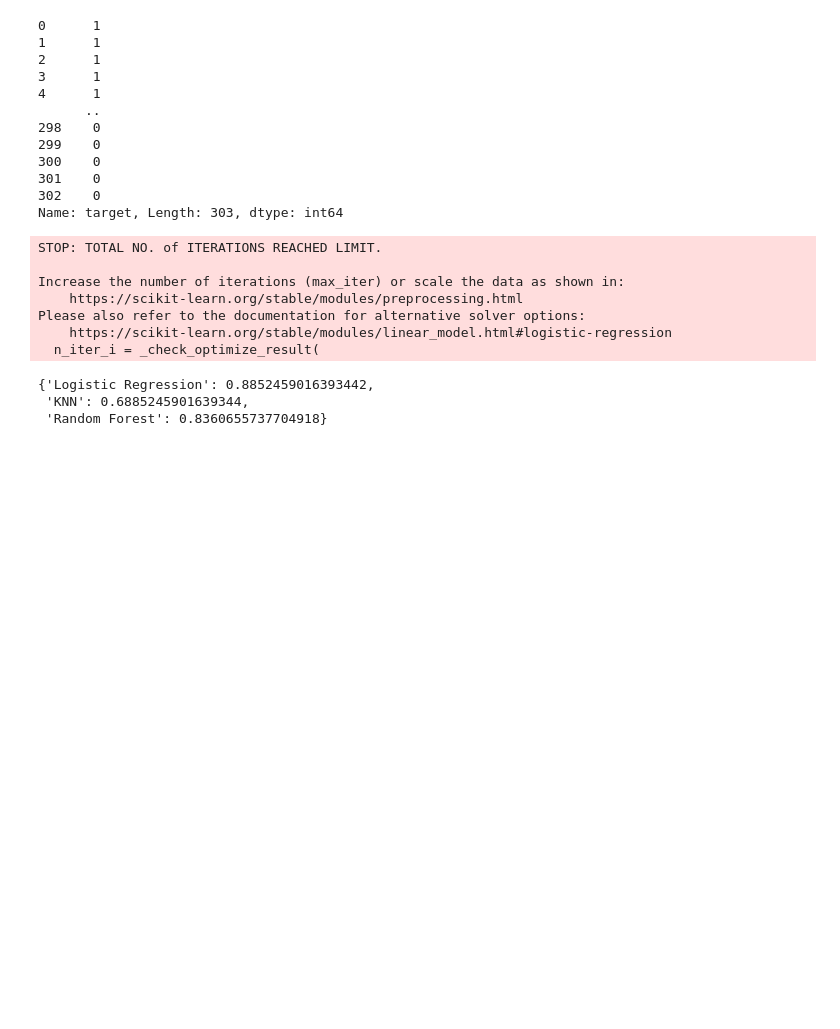
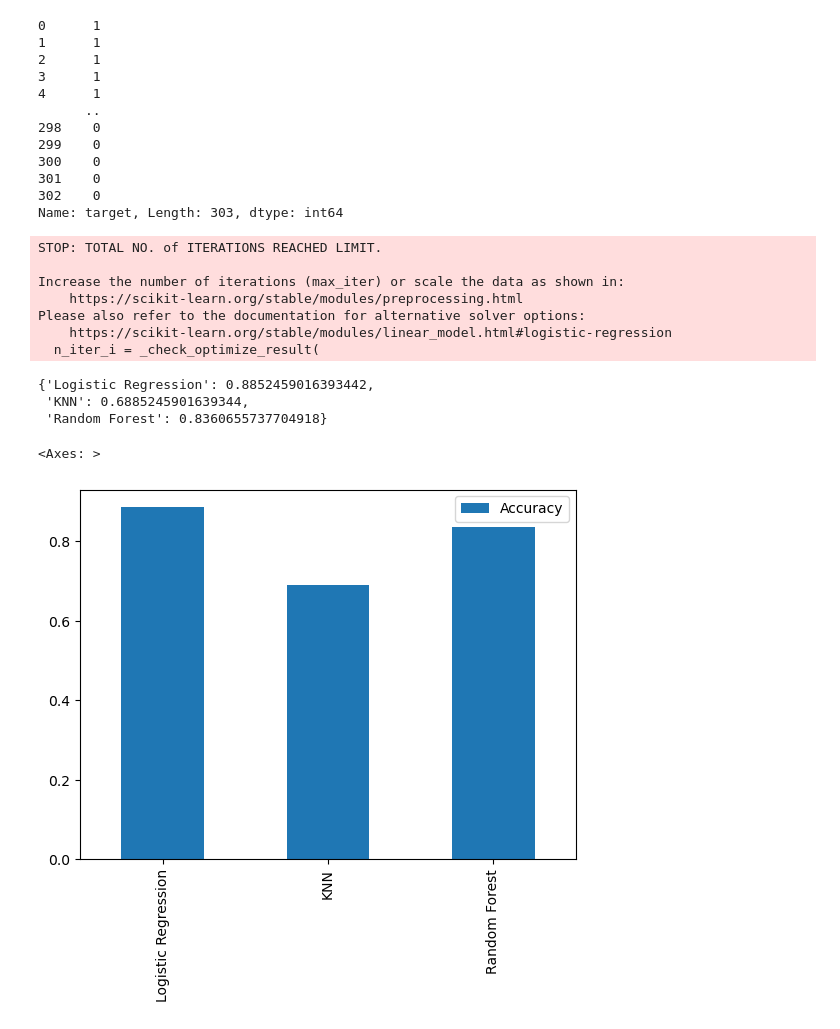
Before and after one commit to ankitx55/Heart-Disease-Project, a Jupyter notebook: heart-disease-project.ipynb, the cells around one changed output. Saved outputs shown, nothing was run; the diff lists cells and outputs as text; code cells hidden in the pictures; blank space fills up the shorter version.

```diff
--- a/heart-disease-project.ipynb
+++ b/heart-disease-project.ipynb
@@ -308,3 +308,9 @@ Please also refer to the documentation for alternative solver options:
 {'Logistic Regression': 0.8852459016393442,
  'KNN': 0.6885245901639344,
  'Random Forest': 0.8360655737704918}
+# %%
+model_compare = pd.DataFrame(model_scores, index=["Accuracy"])
+model_compare.T.plot.bar()
+# %% [output]
+<Axes: >
+[figure, added]
```
Also changed, not shown: parts of 3 cells of this notebook.
